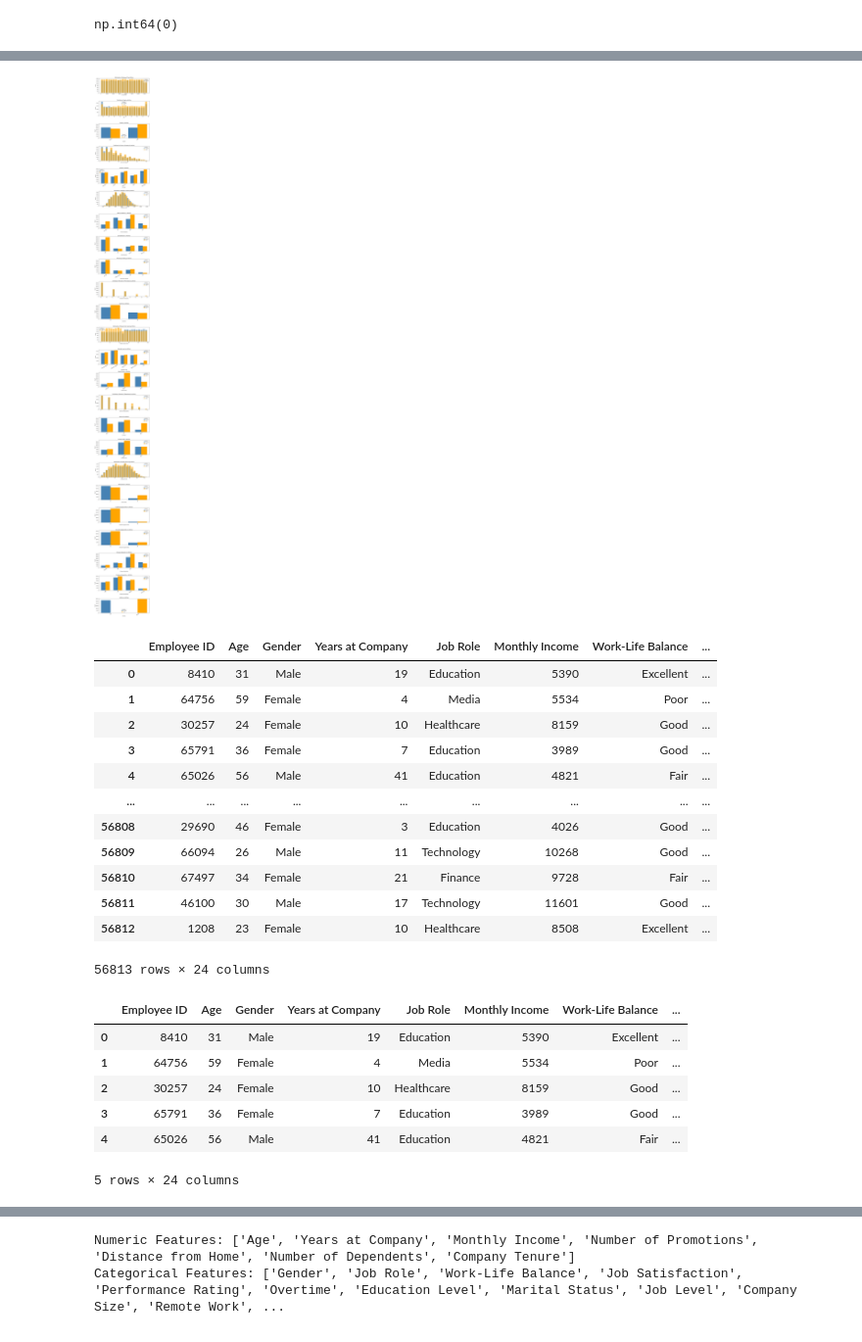
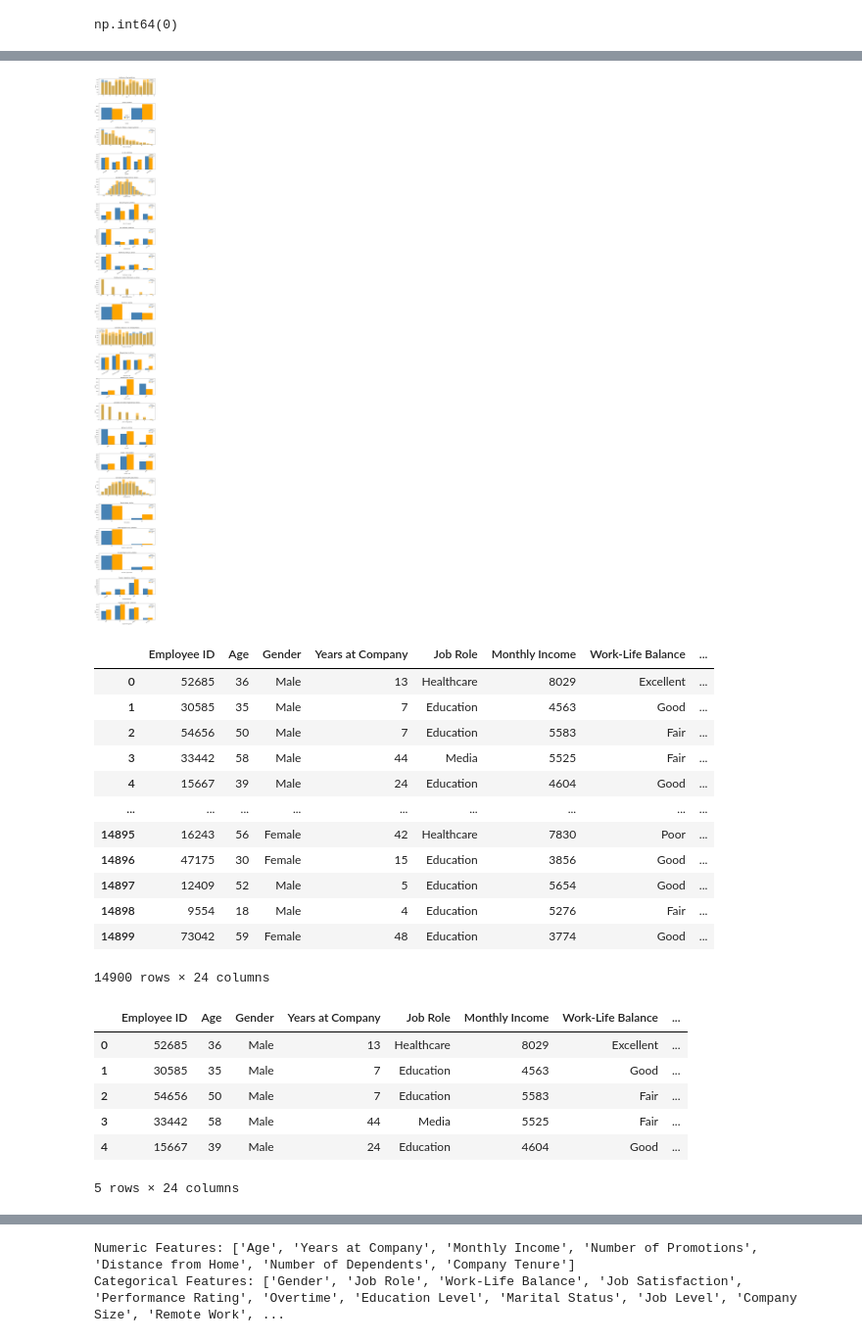
Before and after one commit to bhattijasjeet/Datascience_ai, a Jupyter notebook: Employee_attrition.ipynb, the cells around one changed output, grey strips where cells are left out. Shown at 98% size. Cells and saved outputs as stored; diff of their text form; code cells hidden in the pictures.

```diff
--- a/Employee_attrition.ipynb
+++ b/Employee_attrition.ipynb
@@ -32,7 +44,8 @@ import pickle
 # %%
 # Data Loading
 
-df0 = pd.read_csv("/content/drive/MyDrive/attrition/Employee_attrition_combined.csv")
+# df0 = pd.read_csv("/content/drive/MyDrive/attrition/Employee_attrition_combined.csv")
+df0 = pd.read_csv("/content/drive/MyDrive/attrition/Employee_attrition.csv")
 # df0 = pd.read_csv("/content/drive/MyDrive/attrition/Employee_train.csv")
 
 df0.head()
@@ -314,7 +376,11 @@ target = "Attrition"
 #     # "Distance from Home"
 # ]
 
-cols=df0.columns
+df_eda=df0
+df_eda = df_eda.drop(columns=['Employee ID','Attrition'])
+
+
+cols=df_eda.columns
 
 n_rows = len(cols)
 fig, axes = plt.subplots(n_rows, 1, figsize=(10, 4*n_rows))
@@ -334,37 +400,37 @@ for ax, col in zip(axes, cols):
           for label, color in zip([0, 1], ["steelblue", "orange"]):
             subset = df[df[target] == label][col]
             ax.hist(
-            subset, bins=20, alpha=0.6,
+            subset, bins=15, alpha=0.6,
             label="Stayed" if label == 0 else "Left",
             color=color, rwidth=0.8
             )
           ax.set_xlabel(col)
           ax.set_ylabel("Count")
           ax.set_title(f"Distribution of {col} by {target}")
           ax.legend(title="Attrition")
     else:
         # Categorical: bar chart
         counts = pd.crosstab(df0[col], df0[target])
         categories = counts.index.astype(str)
 
         x = np.arange(len(categories))
         width = 0.35
 
         # use .iloc instead of direct [0]/[1]
         ax.bar(x - width/2, counts.iloc[:,0], width, label="Stayed", color="steelblue")
         ax.bar(x + width/2, counts.iloc[:,1], width, label="Left", color="orange")
 
         ax.set_xticks(x)
         ax.set_xticklabels(categories, rotation=30)
         ax.set_xlabel(col)
         ax.set_ylabel("Count")
         ax.set_title(f"{col} vs {target}")
         ax.legend(title="Attrition")
 
 plt.tight_layout()
 plt.show()
 # %% [output]
-[figure, old version]
+[figure, new version]
 # %%
 # print("Years at Company",df0['Years at Company'].unique())
 # print("Age",df0['Age'].unique())
@@ -379,18 +445,18 @@ plt.show()
 df0
 # %% [output]
 |  | Employee ID | Age | Gender | Years at Company | Job Role | Monthly Income | Work-Life Balance | ... |
-| 0 | 8410 | 31 | Male | 19 | Education | 5390 | Excellent | ... |
-| 1 | 64756 | 59 | Female | 4 | Media | 5534 | Poor | ... |
-| 2 | 30257 | 24 | Female | 10 | Healthcare | 8159 | Good | ... |
-| 3 | 65791 | 36 | Female | 7 | Education | 3989 | Good | ... |
-| 4 | 65026 | 56 | Male | 41 | Education | 4821 | Fair | ... |
+| 0 | 52685 | 36 | Male | 13 | Healthcare | 8029 | Excellent | ... |
+| 1 | 30585 | 35 | Male | 7 | Education | 4563 | Good | ... |
+| 2 | 54656 | 50 | Male | 7 | Education | 5583 | Fair | ... |
+| 3 | 33442 | 58 | Male | 44 | Media | 5525 | Fair | ... |
+| 4 | 15667 | 39 | Male | 24 | Education | 4604 | Good | ... |
 | ... | ... | ... | ... | ... | ... | ... | ... | ... |
-| 56808 | 29690 | 46 | Female | 3 | Education | 4026 | Good | ... |
-| 56809 | 66094 | 26 | Male | 11 | Technology | 10268 | Good | ... |
-| 56810 | 67497 | 34 | Female | 21 | Finance | 9728 | Fair | ... |
-| 56811 | 46100 | 30 | Male | 17 | Technology | 11601 | Good | ... |
-| 56812 | 1208 | 23 | Female | 10 | Healthcare | 8508 | Excellent | ... |
+| 14895 | 16243 | 56 | Female | 42 | Healthcare | 7830 | Poor | ... |
+| 14896 | 47175 | 30 | Female | 15 | Education | 3856 | Good | ... |
+| 14897 | 12409 | 52 | Male | 5 | Education | 5654 | Good | ... |
+| 14898 | 9554 | 18 | Male | 4 | Education | 5276 | Fair | ... |
+| 14899 | 73042 | 59 | Female | 48 | Education | 3774 | Good | ... |
-56813 rows × 24 columns
+14900 rows × 24 columns
 # %%
 df_model = df0.copy()
 
@@ -401,11 +467,11 @@ df_model = df0.copy()
 df_model.head()
 # %% [output]
 |  | Employee ID | Age | Gender | Years at Company | Job Role | Monthly Income | Work-Life Balance | ... |
-| 0 | 8410 | 31 | Male | 19 | Education | 5390 | Excellent | ... |
-| 1 | 64756 | 59 | Female | 4 | Media | 5534 | Poor | ... |
-| 2 | 30257 | 24 | Female | 10 | Healthcare | 8159 | Good | ... |
-| 3 | 65791 | 36 | Female | 7 | Education | 3989 | Good | ... |
-| 4 | 65026 | 56 | Male | 41 | Education | 4821 | Fair | ... |
+| 0 | 52685 | 36 | Male | 13 | Healthcare | 8029 | Excellent | ... |
+| 1 | 30585 | 35 | Male | 7 | Education | 4563 | Good | ... |
+| 2 | 54656 | 50 | Male | 7 | Education | 5583 | Fair | ... |
+| 3 | 33442 | 58 | Male | 44 | Media | 5525 | Fair | ... |
+| 4 | 15667 | 39 | Male | 24 | Education | 4604 | Good | ... |
 5 rows × 24 columns
 # %%
 
```
Also changed, not shown: parts of 42 cells of this notebook.
